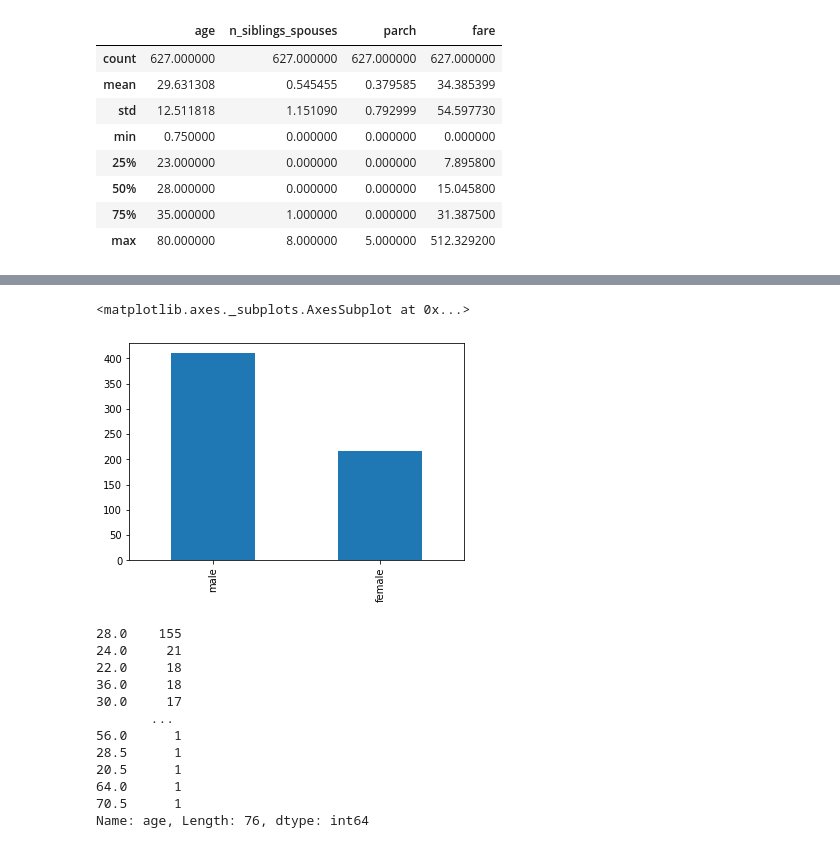
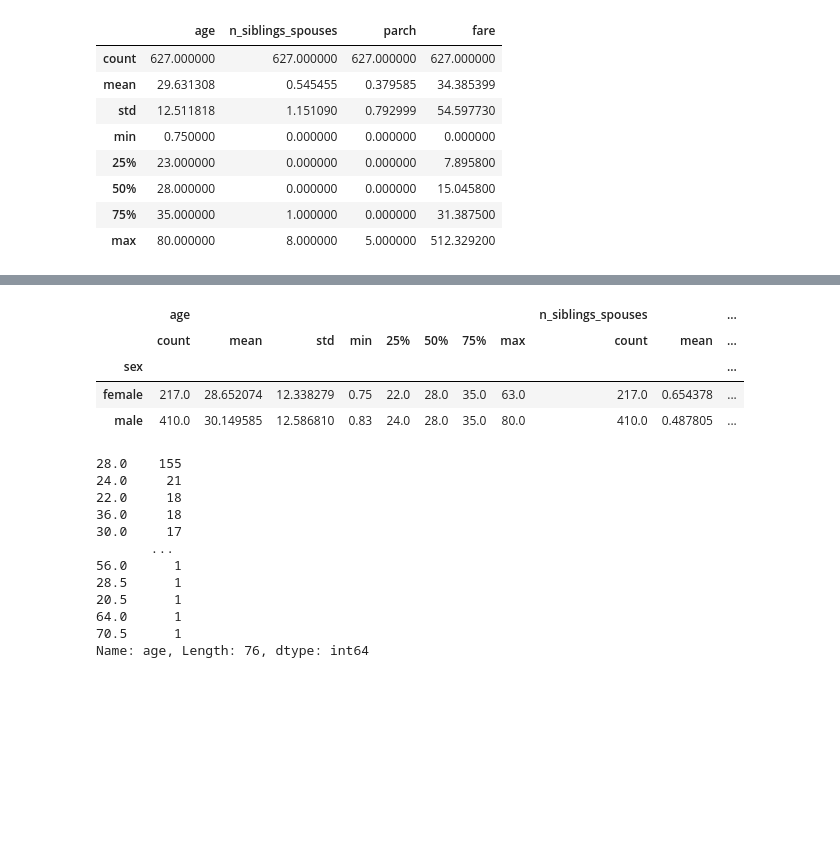
Before and after one commit to damianlukawski/TensorFlow_101, a Jupyter notebook: linear_regression.ipynb, the cells around one changed output, grey strips where cells are left out. Drawn from its saved outputs; the diff is of its cells as text; code cells hidden in the pictures; blank space fills up the shorter version.

Commit message:
working with matplotlib

```diff
--- a/linear_regression.ipynb
+++ b/linear_regression.ipynb
@@ -117,8 +120,12 @@ dftrain["class"].hist()
-# %%
-dftrain["sex"].value_counts().plot(kind="bar")
-# %% [output]
-<matplotlib.axes._subplots.AxesSubplot at 0x...>
-[figure, removed]
+# %%
+dftrain.groupby('sex').describe()
+#plt.boxplot(dftrain['sex'])
+# %% [output]
+|  | age |  |  |  |  |  |  |  | n_siblings_spouses |  | ... |
+|  | count | mean | std | min | 25% | 50% | 75% | max | count | mean | ... |
+| sex |  |  |  |  |  |  |  |  |  |  | ... |
+| female | 217.0 | 28.652074 | 12.338279 | 0.75 | 22.0 | 28.0 | 35.0 | 63.0 | 217.0 | 0.654378 | ... |
+| male | 410.0 | 30.149585 | 12.586810 | 0.83 | 24.0 | 28.0 | 35.0 | 80.0 | 410.0 | 0.487805 | ... |
 # %%
 dftrain.age.value_counts()
 # %% [output]
```
Also changed, not shown: parts of 5 cells of this notebook.
